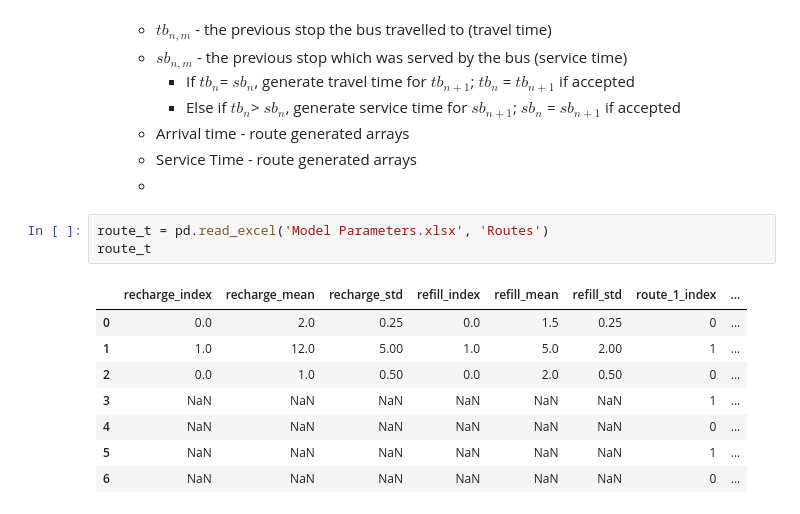
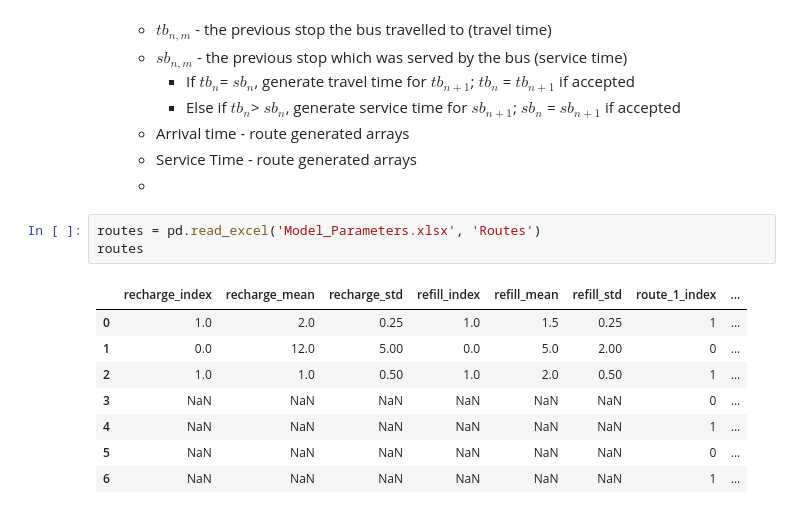
Before and after one commit to krishrao9/IOE574_Project, a Jupyter notebook: program.ipynb, the cells around one changed output. Saved outputs shown, nothing was run; the diff lists cells and outputs as text.

Commit message:
Functional Simulation of Bus Routes

```diff
--- a/program.ipynb
+++ b/program.ipynb
@@ -64,14 +65,14 @@ We have our system state defined as  -
     * Service Time - route generated arrays
     *
 # %%
-route_t = pd.read_excel('Model Parameters.xlsx', 'Routes')
-route_t
+routes = pd.read_excel('Model_Parameters.xlsx', 'Routes')
+routes
 # %% [output]
 |  | recharge_index | recharge_mean | recharge_std | refill_index | refill_mean | refill_std | route_1_index | ... |
-| 0 | 0.0 | 2.0 | 0.25 | 0.0 | 1.5 | 0.25 | 0 | ... |
-| 1 | 1.0 | 12.0 | 5.00 | 1.0 | 5.0 | 2.00 | 1 | ... |
-| 2 | 0.0 | 1.0 | 0.50 | 0.0 | 2.0 | 0.50 | 0 | ... |
-| 3 | NaN | NaN | NaN | NaN | NaN | NaN | 1 | ... |
-| 4 | NaN | NaN | NaN | NaN | NaN | NaN | 0 | ... |
-| 5 | NaN | NaN | NaN | NaN | NaN | NaN | 1 | ... |
-| 6 | NaN | NaN | NaN | NaN | NaN | NaN | 0 | ... |
+| 0 | 1.0 | 2.0 | 0.25 | 1.0 | 1.5 | 0.25 | 1 | ... |
+| 1 | 0.0 | 12.0 | 5.00 | 0.0 | 5.0 | 2.00 | 0 | ... |
+| 2 | 1.0 | 1.0 | 0.50 | 1.0 | 2.0 | 0.50 | 1 | ... |
+| 3 | NaN | NaN | NaN | NaN | NaN | NaN | 0 | ... |
+| 4 | NaN | NaN | NaN | NaN | NaN | NaN | 1 | ... |
+| 5 | NaN | NaN | NaN | NaN | NaN | NaN | 0 | ... |
+| 6 | NaN | NaN | NaN | NaN | NaN | NaN | 1 | ... |
```
Also changed, not shown: parts of 19 cells of this notebook, 3 other files.
